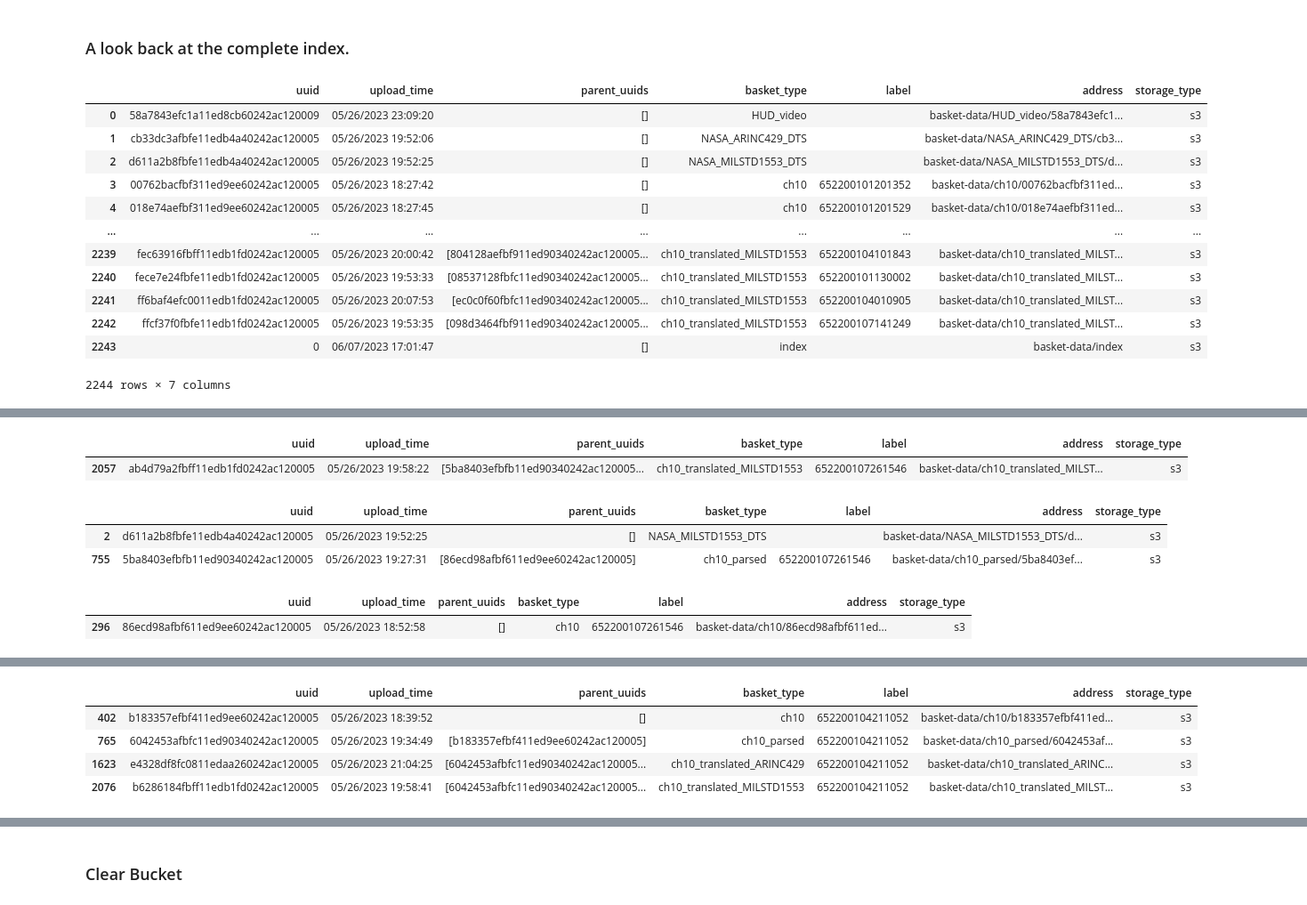
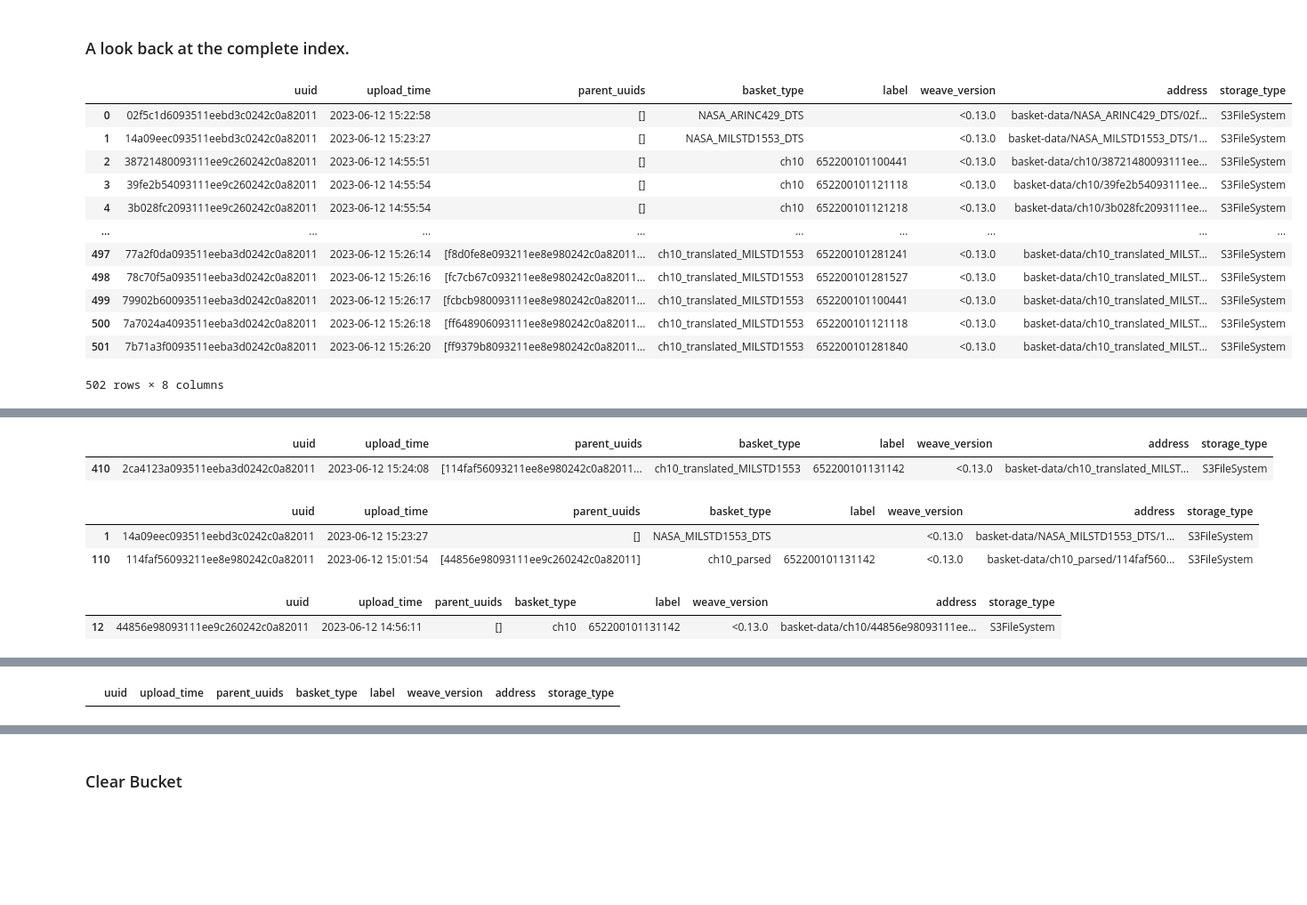
Before and after one commit to 309thEDDGE/opal, a Jupyter notebook: demo-notebooks/extract_transform_load_demo.ipynb, the cells around one changed output, grey strips where cells are left out. Shown at 89% size. Drawn from its saved outputs; the diff is of its cells as text; code cells hidden in the pictures; blank space fills up the shorter version.

```diff
--- a/demo-notebooks/extract_transform_load_demo.ipynb
+++ b/demo-notebooks/extract_transform_load_demo.ipynb
@@ -32,6 +48,16 @@ upload([{'path': '/home/jovyan/opal/resources/652200104150842.ch10', 'stub': Fal
 
 <img src="resources/weave to minio.drawio.png">
 # %%
-index = create_index_from_s3('basket-data')
-index
+# Create a pantry
+pantry = weave.Pantry(
+    weave.IndexPandas,
+    pantry_path="basket-data",
+    file_system=s3,
+)
+
+# Ensure the index is up to date, then get the pandas df representation.
+index = pantry.index
+index.generate_index()
+index_df = index.to_pandas_df()
+index_df
 # %% [output]
@@ -160,43 +166,43 @@ arinc_metadata
 # %% [markdown]
 ### A look back at the complete index.
 # %%
-index
+index_df
 # %% [output]
-|  | uuid | upload_time | parent_uuids | basket_type | label | address | storage_type |
-| 0 | 58a7843efc1a11ed8cb60242ac120009 | 05/26/2023 23:09:20 | [] | HUD_video |  | basket-data/HUD_video/58a7843efc1... | s3 |
-| 1 | cb33dc3afbfe11edb4a40242ac120005 | 05/26/2023 19:52:06 | [] | NASA_ARINC429_DTS |  | basket-data/NASA_ARINC429_DTS/cb3... | s3 |
-| 2 | d611a2b8fbfe11edb4a40242ac120005 | 05/26/2023 19:52:25 | [] | NASA_MILSTD1553_DTS |  | basket-data/NASA_MILSTD1553_DTS/d... | s3 |
-| 3 | 00762bacfbf311ed9ee60242ac120005 | 05/26/2023 18:27:42 | [] | ch10 | 652200101201352 | basket-data/ch10/00762bacfbf311ed... | s3 |
-| 4 | 018e74aefbf311ed9ee60242ac120005 | 05/26/2023 18:27:45 | [] | ch10 | 652200101201529 | basket-data/ch10/018e74aefbf311ed... | s3 |
-| ... | ... | ... | ... | ... | ... | ... | ... |
-| 2239 | fec63916fbff11edb1fd0242ac120005 | 05/26/2023 20:00:42 | [804128aefbf911ed90340242ac120005... | ch10_translated_MILSTD1553 | 652200104101843 | basket-data/ch10_translated_MILST... | s3 |
-| 2240 | fece7e24fbfe11edb1fd0242ac120005 | 05/26/2023 19:53:33 | [08537128fbfc11ed90340242ac120005... | ch10_translated_MILSTD1553 | 652200101130002 | basket-data/ch10_translated_MILST... | s3 |
-| 2241 | ff6baf4efc0011edb1fd0242ac120005 | 05/26/2023 20:07:53 | [ec0c0f60fbfc11ed90340242ac120005... | ch10_translated_MILSTD1553 | 652200104010905 | basket-data/ch10_translated_MILST... | s3 |
-| 2242 | ffcf37f0fbfe11edb1fd0242ac120005 | 05/26/2023 19:53:35 | [098d3464fbf911ed90340242ac120005... | ch10_translated_MILSTD1553 | 652200107141249 | basket-data/ch10_translated_MILST... | s3 |
-| 2243 | 0 | 06/07/2023 17:01:47 | [] | index |  | basket-data/index | s3 |
+|  | uuid | upload_time | parent_uuids | basket_type | label | weave_version | address | storage_type |
+| 0 | 02f5c1d6093511eebd3c0242c0a82011 | 2023-06-12 15:22:58 | [] | NASA_ARINC429_DTS |  | <0.13.0 | basket-data/NASA_ARINC429_DTS/02f... | S3FileSystem |
+| 1 | 14a09eec093511eebd3c0242c0a82011 | 2023-06-12 15:23:27 | [] | NASA_MILSTD1553_DTS |  | <0.13.0 | basket-data/NASA_MILSTD1553_DTS/1... | S3FileSystem |
+| 2 | 38721480093111ee9c260242c0a82011 | 2023-06-12 14:55:51 | [] | ch10 | 652200101100441 | <0.13.0 | basket-data/ch10/38721480093111ee... | S3FileSystem |
+| 3 | 39fe2b54093111ee9c260242c0a82011 | 2023-06-12 14:55:54 | [] | ch10 | 652200101121118 | <0.13.0 | basket-data/ch10/39fe2b54093111ee... | S3FileSystem |
+| 4 | 3b028fc2093111ee9c260242c0a82011 | 2023-06-12 14:55:54 | [] | ch10 | 652200101121218 | <0.13.0 | basket-data/ch10/3b028fc2093111ee... | S3FileSystem |
+| ... | ... | ... | ... | ... | ... | ... | ... | ... |
+| 497 | 77a2f0da093511eeba3d0242c0a82011 | 2023-06-12 15:26:14 | [f8d0fe8e093211ee8e980242c0a82011... | ch10_translated_MILSTD1553 | 652200101281241 | <0.13.0 | basket-data/ch10_translated_MILST... | S3FileSystem |
+| 498 | 78c70f5a093511eeba3d0242c0a82011 | 2023-06-12 15:26:16 | [fc7cb67c093211ee8e980242c0a82011... | ch10_translated_MILSTD1553 | 652200101281527 | <0.13.0 | basket-data/ch10_translated_MILST... | S3FileSystem |
+| 499 | 79902b60093511eeba3d0242c0a82011 | 2023-06-12 15:26:17 | [fcbcb980093111ee8e980242c0a82011... | ch10_translated_MILSTD1553 | 652200101100441 | <0.13.0 | basket-data/ch10_translated_MILST... | S3FileSystem |
+| 500 | 7a7024a4093511eeba3d0242c0a82011 | 2023-06-12 15:26:18 | [ff648906093111ee8e980242c0a82011... | ch10_translated_MILSTD1553 | 652200101121118 | <0.13.0 | basket-data/ch10_translated_MILST... | S3FileSystem |
+| 501 | 7b71a3f0093511eeba3d0242c0a82011 | 2023-06-12 15:26:20 | [ff9379b8093211ee8e980242c0a82011... | ch10_translated_MILSTD1553 | 652200101281840 | <0.13.0 | basket-data/ch10_translated_MILST... | S3FileSystem |
-2244 rows × 7 columns
+502 rows × 8 columns
 # %% [markdown]
 <img src="./resources/ch10_flow.png"  width = "600" height="5500">
 # %%
-my_translated_data = index[index.basket_type == 'ch10_translated_MILSTD1553'].sample()
+my_translated_data = index_df[index_df.basket_type == 'ch10_translated_MILSTD1553'].sample()
 my_translated_data
 # %% [output]
-|  | uuid | upload_time | parent_uuids | basket_type | label | address | storage_type |
-| 2057 | ab4d79a2fbff11edb1fd0242ac120005 | 05/26/2023 19:58:22 | [5ba8403efbfb11ed90340242ac120005... | ch10_translated_MILSTD1553 | 652200107261546 | basket-data/ch10_translated_MILST... | s3 |
+|  | uuid | upload_time | parent_uuids | basket_type | label | weave_version | address | storage_type |
+| 410 | 2ca4123a093511eeba3d0242c0a82011 | 2023-06-12 15:24:08 | [114faf56093211ee8e980242c0a82011... | ch10_translated_MILSTD1553 | 652200101131142 | <0.13.0 | basket-data/ch10_translated_MILST... | S3FileSystem |
 # %%
-my_parents = index[index.uuid.isin(my_translated_data.parent_uuids.iloc[0])]
+my_parents = index_df[index_df.uuid.isin(my_translated_data.parent_uuids.iloc[0])]
 my_parents
 # %% [output]
-|  | uuid | upload_time | parent_uuids | basket_type | label | address | storage_type |
-| 2 | d611a2b8fbfe11edb4a40242ac120005 | 05/26/2023 19:52:25 | [] | NASA_MILSTD1553_DTS |  | basket-data/NASA_MILSTD1553_DTS/d... | s3 |
-| 755 | 5ba8403efbfb11ed90340242ac120005 | 05/26/2023 19:27:31 | [86ecd98afbf611ed9ee60242ac120005] | ch10_parsed | 652200107261546 | basket-data/ch10_parsed/5ba8403ef... | s3 |
+|  | uuid | upload_time | parent_uuids | basket_type | label | weave_version | address | storage_type |
+| 1 | 14a09eec093511eebd3c0242c0a82011 | 2023-06-12 15:23:27 | [] | NASA_MILSTD1553_DTS |  | <0.13.0 | basket-data/NASA_MILSTD1553_DTS/1... | S3FileSystem |
+| 110 | 114faf56093211ee8e980242c0a82011 | 2023-06-12 15:01:54 | [44856e98093111ee9c260242c0a82011] | ch10_parsed | 652200101131142 | <0.13.0 | basket-data/ch10_parsed/114faf560... | S3FileSystem |
 # %%
 parsed_data = my_parents.iloc[1]
-original_ch10 = index[index.uuid.isin(parsed_data.parent_uuids)]
+original_ch10 = index_df[index_df.uuid.isin(parsed_data.parent_uuids)]
 original_ch10
 # %% [output]
-|  | uuid | upload_time | parent_uuids | basket_type | label | address | storage_type |
-| 296 | 86ecd98afbf611ed9ee60242ac120005 | 05/26/2023 18:52:58 | [] | ch10 | 652200107261546 | basket-data/ch10/86ecd98afbf611ed... | s3 |
+|  | uuid | upload_time | parent_uuids | basket_type | label | weave_version | address | storage_type |
+| 12 | 44856e98093111ee9c260242c0a82011 | 2023-06-12 14:56:11 | [] | ch10 | 652200101131142 | <0.13.0 | basket-data/ch10/44856e98093111ee... | S3FileSystem |
 # %% [markdown]
 # How do I access my data?
 
@@ -204,14 +210,10 @@ original_ch10
 
 <img src="resources/weave to pandas.drawio.png">
 # %%
-my_data = index[index.label == '652200104211052']
+my_data = index_df[index_df.label == '652200104211052']
 my_data
 # %% [output]
-|  | uuid | upload_time | parent_uuids | basket_type | label | address | storage_type |
-| 402 | b183357efbf411ed9ee60242ac120005 | 05/26/2023 18:39:52 | [] | ch10 | 652200104211052 | basket-data/ch10/b183357efbf411ed... | s3 |
-| 765 | 6042453afbfc11ed90340242ac120005 | 05/26/2023 19:34:49 | [b183357efbf411ed9ee60242ac120005] | ch10_parsed | 652200104211052 | basket-data/ch10_parsed/6042453af... | s3 |
-| 1623 | e4328df8fc0811edaa260242ac120005 | 05/26/2023 21:04:25 | [6042453afbfc11ed90340242ac120005... | ch10_translated_ARINC429 | 652200104211052 | basket-data/ch10_translated_ARINC... | s3 |
-| 2076 | b6286184fbff11edb1fd0242ac120005 | 05/26/2023 19:58:41 | [6042453afbfc11ed90340242ac120005... | ch10_translated_MILSTD1553 | 652200104211052 | basket-data/ch10_translated_MILST... | s3 |
+|  | uuid | upload_time | parent_uuids | basket_type | label | weave_version | address | storage_type |
 # %%
 path_1553 = os.path.join(my_data[my_data.basket_type == 'ch10_translated_MILSTD1553'].address.iloc[0], 'parsed_data_translated', 'NAV.parquet', '00.parquet')
 df_1553 = pd.read_parquet(path_1553, filesystem = s3)
```
Also changed, not shown: parts of 12 cells of this notebook, 3 other files.
